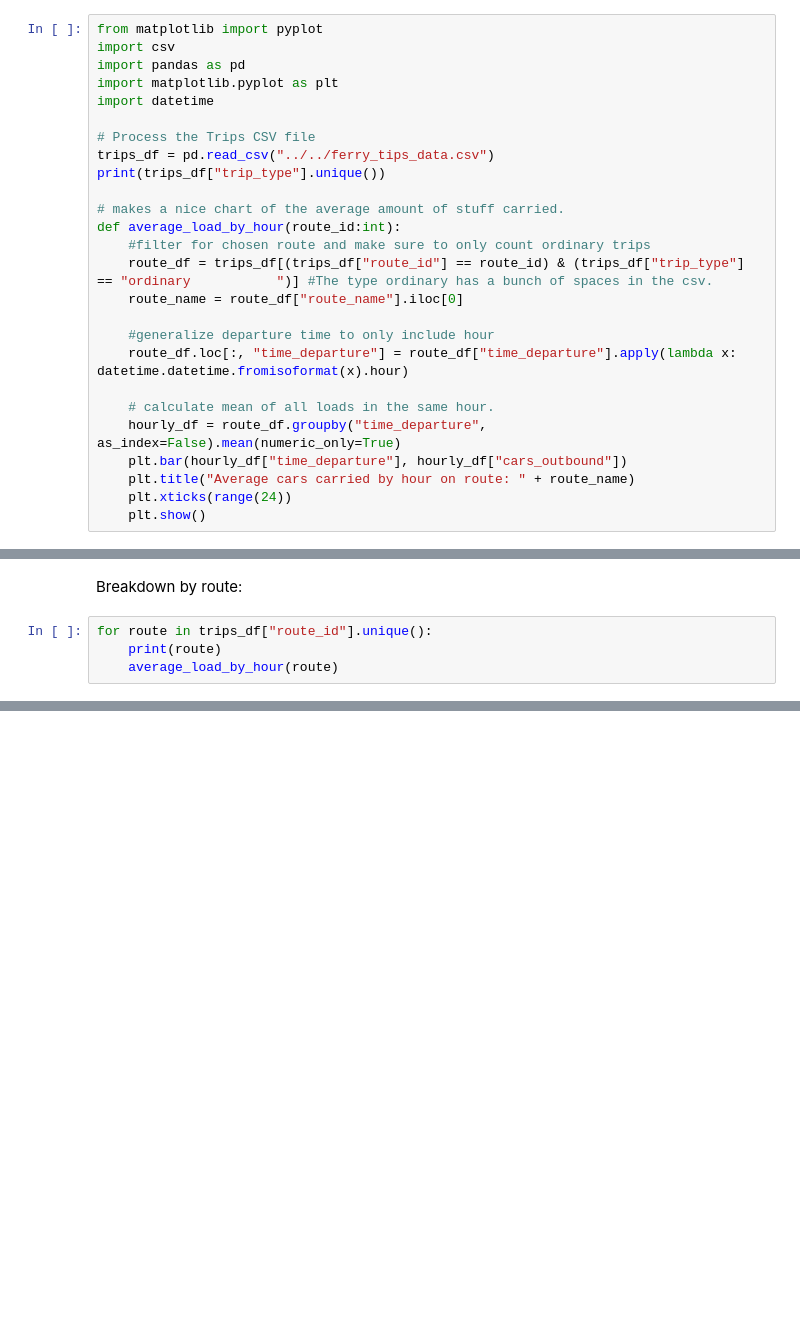
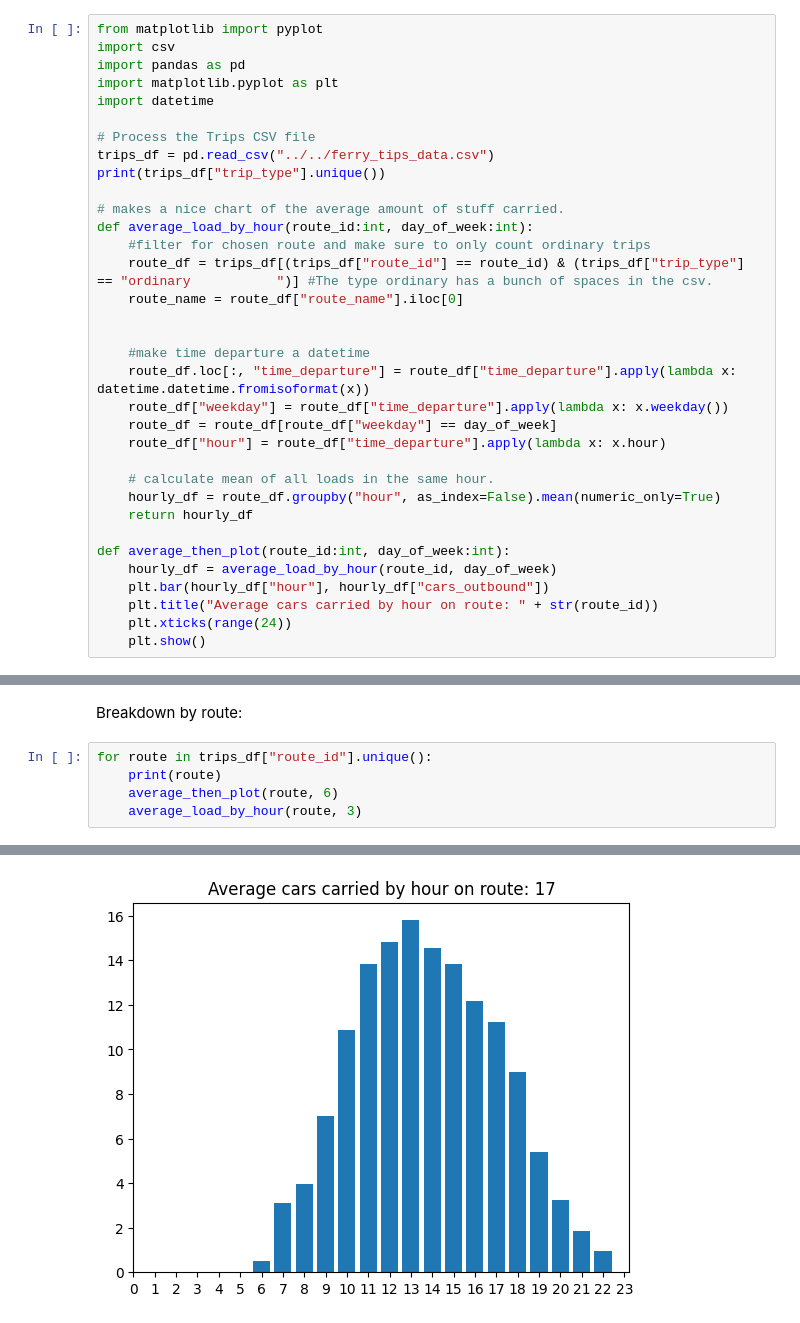
Before and after one commit to alambuyachelsea/hack-a-fleet, a Jupyter notebook: info_collection/ship_usage_data/average_load_by_hour.ipynb, the cells around one changed output, grey strips where cells are left out. Saved outputs shown, nothing was run; the diff lists cells and outputs as text; blank space fills up the shorter version.

Commit message:
Update Average Load By Hour

```diff
--- a/info_collection/ship_usage_data/average_load_by_hour.ipynb
+++ b/info_collection/ship_usage_data/average_load_by_hour.ipynb
@@ -12,17 +12,25 @@ trips_df = pd.read_csv("../../ferry_tips_data.csv")
 print(trips_df["trip_type"].unique())
 
 # makes a nice chart of the average amount of stuff carried.
-def average_load_by_hour(route_id:int):
+def average_load_by_hour(route_id:int, day_of_week:int):
     #filter for chosen route and make sure to only count ordinary trips
     route_df = trips_df[(trips_df["route_id"] == route_id) & (trips_df["trip_type"] == "ordinary           ")] #The type ordinary has a bunch of spaces in the csv.
     route_name = route_df["route_name"].iloc[0]
 
-    #generalize departure time to only include hour
-    route_df.loc[:, "time_departure"] = route_df["time_departure"].apply(lambda x: datetime.datetime.fromisoformat(x).hour)
+
+    #make time departure a datetime
+    route_df.loc[:, "time_departure"] = route_df["time_departure"].apply(lambda x: datetime.datetime.fromisoformat(x))
+    route_df["weekday"] = route_df["time_departure"].apply(lambda x: x.weekday())
+    route_df = route_df[route_df["weekday"] == day_of_week]
+    route_df["hour"] = route_df["time_departure"].apply(lambda x: x.hour)
 
     # calculate mean of all loads in the same hour.
-    hourly_df = route_df.groupby("time_departure", as_index=False).mean(numeric_only=True)
-    plt.bar(hourly_df["time_departure"], hourly_df["cars_outbound"])
-    plt.title("Average cars carried by hour on route: " + route_name)
+    hourly_df = route_df.groupby("hour", as_index=False).mean(numeric_only=True)
+    return hourly_df
+
+def average_then_plot(route_id:int, day_of_week:int):
+    hourly_df = average_load_by_hour(route_id, day_of_week)
+    plt.bar(hourly_df["hour"], hourly_df["cars_outbound"])
+    plt.title("Average cars carried by hour on route: " + str(route_id))
     plt.xticks(range(24))
     plt.show()
@@ -31,4 +42,6 @@ Breakdown by route:
 # %%
 for route in trips_df["route_id"].unique():
     print(route)
-    average_load_by_hour(route)
+    average_then_plot(route, 6)
+    average_load_by_hour(route, 3)
+# %% [output]
@@ -34,0 +54 @@ for route in trips_df["route_id"].unique():
+[figure, added]
```
Also changed, not shown: parts of 2 cells of this notebook.
